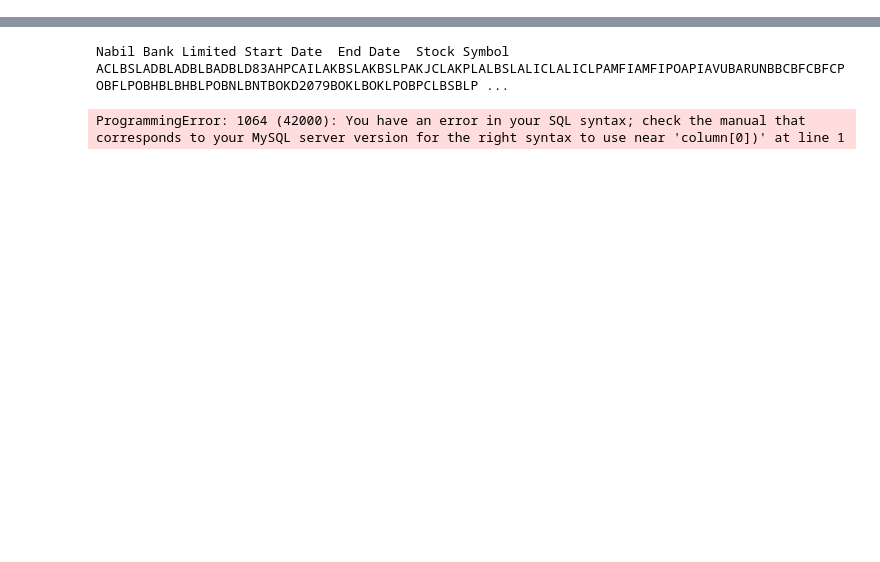
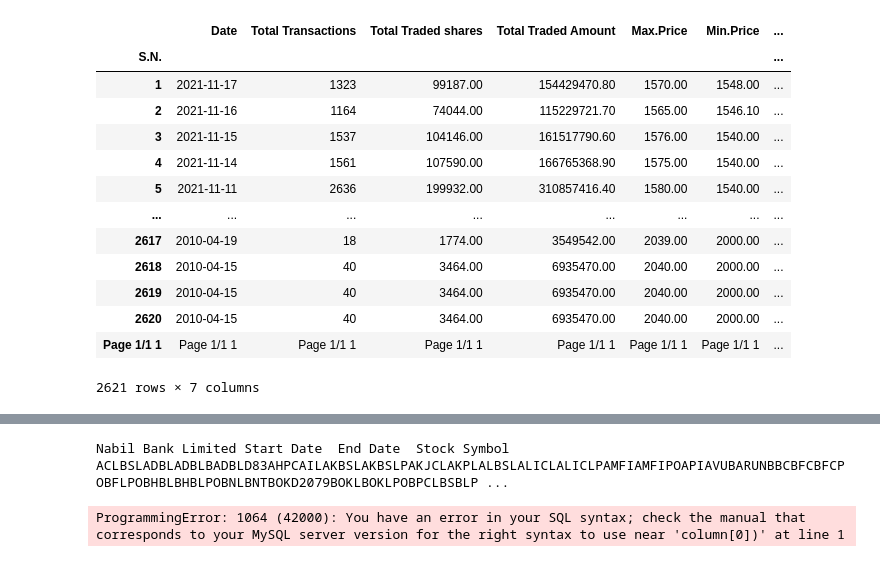
Before and after one commit to Sanjay-Manandhar/NEPSE, a Jupyter notebook: nepsepedia1.ipynb, the cells around one changed output, grey strips where cells are left out. Cells and saved outputs as stored; diff of their text form; code cells hidden in the pictures; blank space fills up the shorter version.

```diff
--- a/nepsepedia1.ipynb
+++ b/nepsepedia1.ipynb
@@ -14,0 +65,25 @@ data_url
+# %%
+df.drop(labels= 0, inplace= True)
+# %%
+df.drop(columns = [8,9], inplace= True)
+# %%
+df.rename(columns= {0: 'S.N.', 1: 'Date', 2: 'Total Transactions', 3: 'Total Traded shares', 4:'Total Traded Amount ', 5:'Max.Price',6: 'Min.Price', 7:'Close Price'}, inplace= True)
+# %%
+df.drop(labels= 1, inplace= True)
+# %%
+df.set_index('S.N.')
+# %% [output]
+|  | Date | Total Transactions | Total Traded shares | Total Traded Amount | Max.Price | Min.Price | ... |
+| S.N. |  |  |  |  |  |  | ... |
+| 1 | 2021-11-17 | 1323 | 99187.00 | 154429470.80 | 1570.00 | 1548.00 | ... |
+| 2 | 2021-11-16 | 1164 | 74044.00 | 115229721.70 | 1565.00 | 1546.10 | ... |
+| 3 | 2021-11-15 | 1537 | 104146.00 | 161517790.60 | 1576.00 | 1540.00 | ... |
+| 4 | 2021-11-14 | 1561 | 107590.00 | 166765368.90 | 1575.00 | 1540.00 | ... |
+| 5 | 2021-11-11 | 2636 | 199932.00 | 310857416.40 | 1580.00 | 1540.00 | ... |
+| ... | ... | ... | ... | ... | ... | ... | ... |
+| 2617 | 2010-04-19 | 18 | 1774.00 | 3549542.00 | 2039.00 | 2000.00 | ... |
+| 2618 | 2010-04-15 | 40 | 3464.00 | 6935470.00 | 2040.00 | 2000.00 | ... |
+| 2619 | 2010-04-15 | 40 | 3464.00 | 6935470.00 | 2040.00 | 2000.00 | ... |
+| 2620 | 2010-04-15 | 40 | 3464.00 | 6935470.00 | 2040.00 | 2000.00 | ... |
+| Page 1/1 1 | Page 1/1 1 | Page 1/1 1 | Page 1/1 1 | Page 1/1 1 | Page 1/1 1 | Page 1/1 1 | ... |
+2621 rows × 7 columns
```
Also changed, not shown: parts of 6 cells of this notebook, 3 other files.
